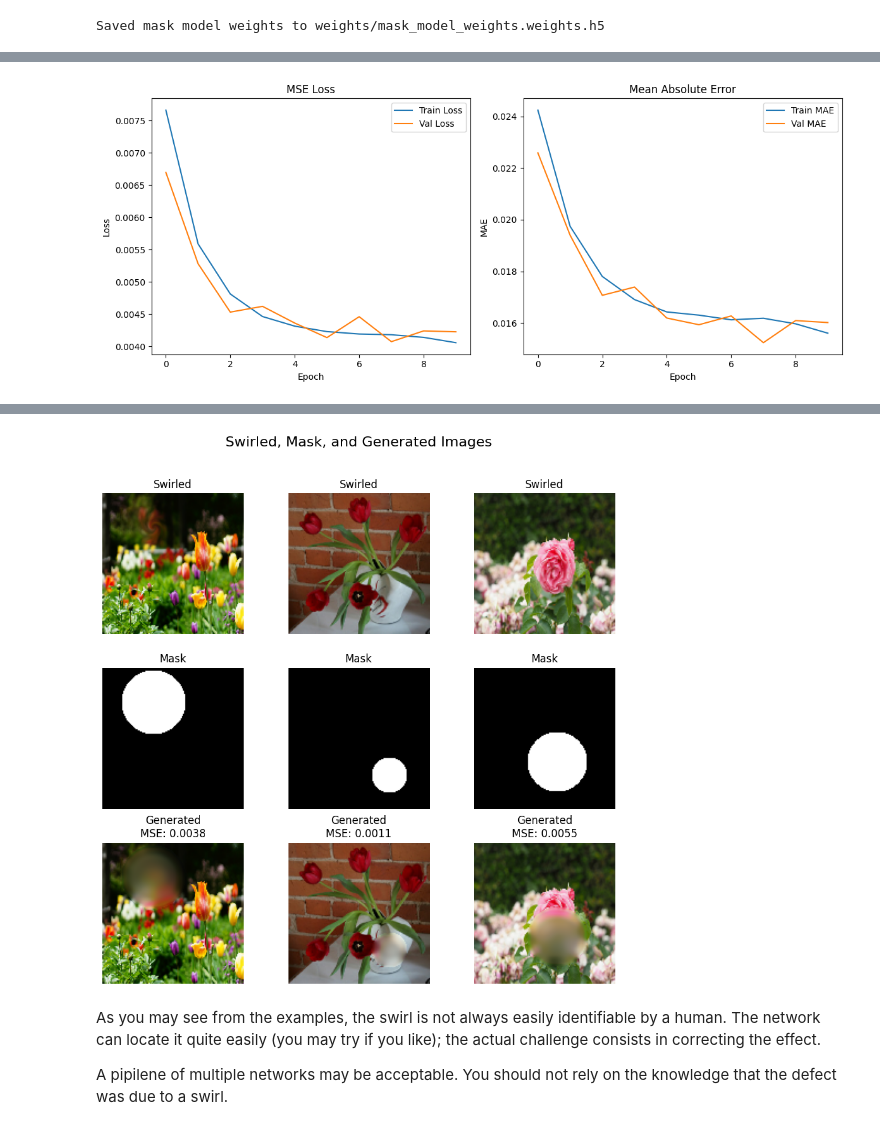
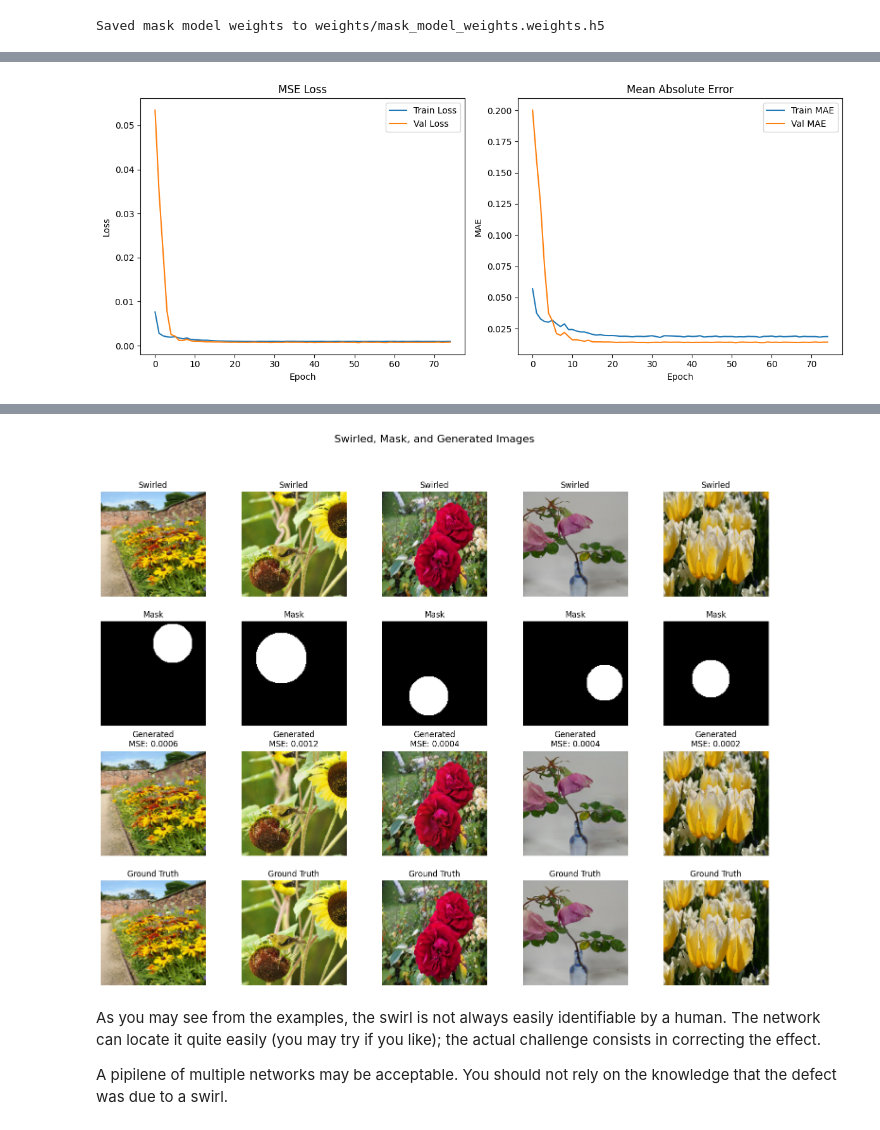
Before and after one commit to enricoferraiolo/Swirl-Correction, a Jupyter notebook: Swirl_correction.ipynb, the cells around one changed output, grey strips where cells are left out. Cells and saved outputs as stored; diff of their text form; code cells hidden in the pictures.

```diff
--- a/Swirl_correction.ipynb
+++ b/Swirl_correction.ipynb
@@ -601,7 +675,7 @@ val_seq_swirlcorrection = wrap_generator_for_fit_swirlcorrection_model(val_gen)
 
 # Add optional callbacks
 callbacks_correctionmodel = [
-    EarlyStopping(patience=3, restore_best_weights=True, monitor="val_loss"),
+    #EarlyStopping(patience=10, restore_best_weights=True, monitor="val_loss"),
     ReduceLROnPlateau(patience=2, factor=0.5, verbose=1),
 ]
 
@@ -611,6 +685,6 @@ if TO_TRAIN_SWIRL_CORRECTION_MODEL:
     correction_history = correction_model.fit(
         train_seq_swirlcorrection,
         validation_data=val_seq_swirlcorrection,
-        epochs=1,
+        epochs=75,
         callbacks=callbacks_correctionmodel,
     )
@@ -662,25 +743,31 @@ def visualize_predictions(model, generator, n_samples=5):
 
     n_samples = min(n_samples, len(x_batch))  # Clamp to batch size
 
-    plt.figure(figsize=(3 * n_samples, 9))
+    plt.figure(figsize=(3 * n_samples, 12))
 
     for i in range(n_samples):
+        # Mask
+        plt.subplot(4, n_samples, n_samples + i + 1)
+        plt.imshow(y_mask[i].squeeze(), cmap="gray")
+        plt.title("Mask")
+        plt.axis("off")
+
         # Swirled image
-        plt.subplot(3, n_samples, i + 1)
+        plt.subplot(4, n_samples, i + 1)
         plt.imshow(x_batch[i])
         plt.title("Swirled")
         plt.axis("off")
 
-        # Mask
-        plt.subplot(3, n_samples, n_samples + i + 1)
-        plt.imshow(y_mask[i].squeeze(), cmap="gray")
-        plt.title("Mask")
+        # Generated
+        plt.subplot(4, n_samples, 2 * n_samples + i + 1)
+        plt.imshow(generated_images[i])
+        plt.title(f"Generated\nMSE: {generated_mes_batch[i]:.4f}")
         plt.axis("off")
 
-        # Generated
-        plt.subplot(3, n_samples, 2 * n_samples + i + 1)
-        plt.imshow(generated_images[i])
-        plt.title(f"Generated\nMSE: {generated_mes_batch[i]:.4f}")
+        # Ground Truth (Clean)
+        plt.subplot(4, n_samples, 3 * n_samples + i + 1)
+        plt.imshow(y_clean[i])
+        plt.title("Ground Truth")
         plt.axis("off")
 
     plt.tight_layout()
@@ -691,6 +778,6 @@ def visualize_predictions(model, generator, n_samples=5):
 
 # Esegui
 plot_training_swirlcorrection(correction_history)
-visualize_predictions(correction_model, val_gen, n_samples=3)
+visualize_predictions(correction_model, val_gen, n_samples=5)
 # %% [output]
-[figure, old version]
+[figure, new version]
@@ -698,4 +785,4 @@ visualize_predictions(correction_model, val_gen, n_samples=3)
-[figure, old version]
+[figure, new version]
 # %% [markdown]
 As you may see from the examples, the swirl is not always easily identifiable by a human. The network can locate it quite easily (you may try if you like); the actual challenge consists in correcting the effect.
 
```
Also changed, not shown: parts of 13 cells of this notebook.
